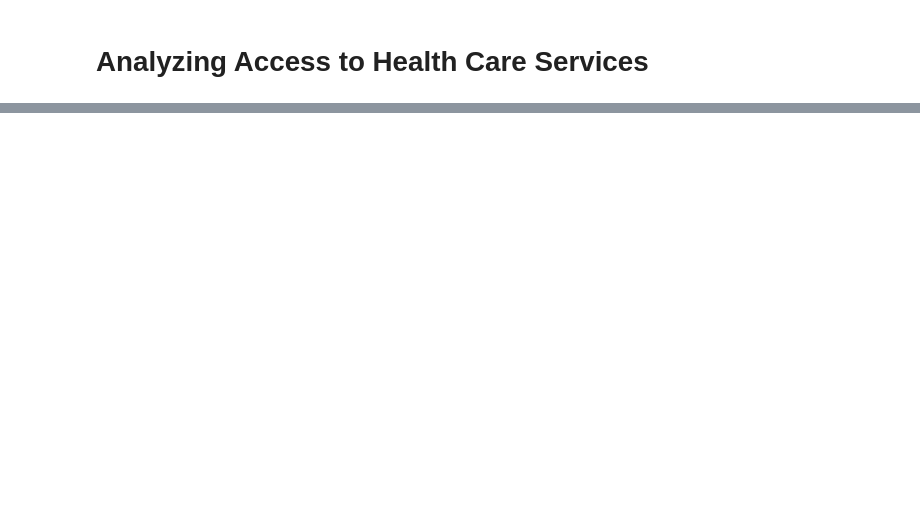
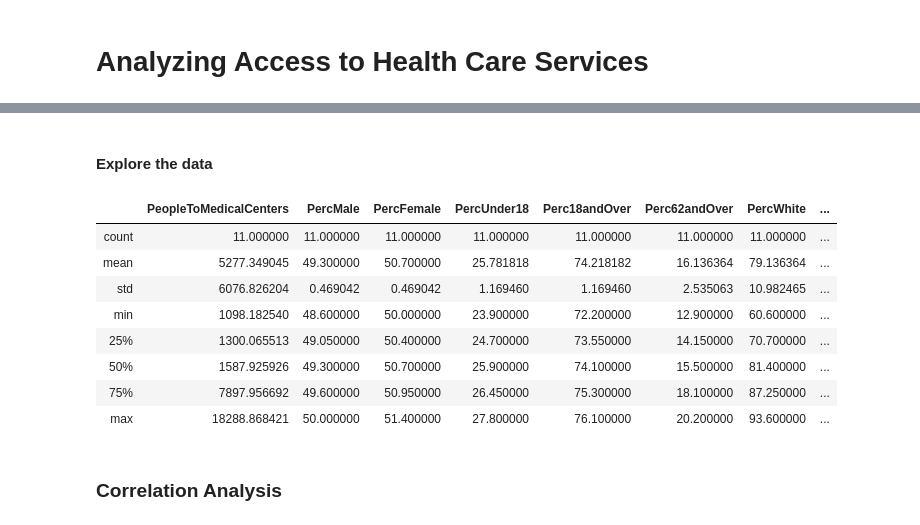
Before and after one commit to jmm312/access_to_healthcare, a Jupyter notebook: Analyzing Access to Health Care Services.ipynb, the cells around one changed output, grey strips where cells are left out. Drawn from its saved outputs; the diff is of its cells as text; code cells hidden in the pictures; blank space fills up the shorter version.

Commit message:
Code to complele analysis

```diff
--- a/Analyzing Access to Health Care Services.ipynb
+++ b/Analyzing Access to Health Care Services.ipynb
@@ -16,0 +508,3 @@ This project will use the Foursquare API to obtain health care service provider
+# %%
+census_4sq_combined = census_data_df_with_loc.merge(venues_grouped_pvt_df,left_index=True, right_index=True)
+census_4sq_combined.head()
@@ -16,0 +523,4 @@ This project will use the Foursquare API to obtain health care service provider
+# %%
+census_4sq_combined['PeopleToMedicalCenters'] = (census_4sq_combined['TotalPopulation']
+                                                 /census_4sq_combined['TotalMedicalCenters'])
+census_4sq_combined.head()
@@ -16,0 +537,5 @@ This project will use the Foursquare API to obtain health care service provider
+# %%
+group_names = np.array(['low', 'medium', 'high'])
+bins = np.linspace(census_4sq_combined['PeopleToMedicalCenters'].min(),
+                census_4sq_combined['PeopleToMedicalCenters'].max(), 4)
+census_4sq_combined['PeopleToMedicalCentersCat'] = pd.cut(census_4sq_combined['PeopleToMedicalCenters'], bins, labels = group_names, include_lowest = True)
@@ -16,0 +569,8 @@ This project will use the Foursquare API to obtain health care service provider
+# %%
+reg_df = census_4sq_combined[['PeopleToMedicalCenters','PeopleToMedicalCentersCat',
+                              'PercMale', 'PercFemale', 'PercUnder18',
+                               'Perc18andOver', 'Perc62andOver', 'PercWhite', 'PercBlack',
+                               'PercAmericanNative', 'PercAsian', 'PercHawaiian', 'PercOther',
+                               'PercHispanicAll', '2018MedianHouseholdIncome', 'UnemploymentRate',
+                               'PercNoHealthInsurance', 'PercFamiliesBelowPoverty']]
+reg_df.head()
@@ -16,0 +585,17 @@ This project will use the Foursquare API to obtain health care service provider
+# %% [markdown]
+#### Explore the data
+# %%
+# View summary statistics
+reg_df.describe()
+# %% [output]
+|  | PeopleToMedicalCenters | PercMale | PercFemale | PercUnder18 | Perc18andOver | Perc62andOver | PercWhite | ... |
+| count | 11.000000 | 11.000000 | 11.000000 | 11.000000 | 11.000000 | 11.000000 | 11.000000 | ... |
+| mean | 5277.349045 | 49.300000 | 50.700000 | 25.781818 | 74.218182 | 16.136364 | 79.136364 | ... |
+| std | 6076.826204 | 0.469042 | 0.469042 | 1.169460 | 1.169460 | 2.535063 | 10.982465 | ... |
+| min | 1098.182540 | 48.600000 | 50.000000 | 23.900000 | 72.200000 | 12.900000 | 60.600000 | ... |
+| 25% | 1300.065513 | 49.050000 | 50.400000 | 24.700000 | 73.550000 | 14.150000 | 70.700000 | ... |
+| 50% | 1587.925926 | 49.300000 | 50.700000 | 25.900000 | 74.100000 | 15.500000 | 81.400000 | ... |
+| 75% | 7897.956692 | 49.600000 | 50.950000 | 26.450000 | 75.300000 | 18.100000 | 87.250000 | ... |
+| max | 18288.868421 | 50.000000 | 51.400000 | 27.800000 | 76.100000 | 20.200000 | 93.600000 | ... |
+# %% [markdown]
+### Correlation Analysis
```
Also changed, not shown: parts of 88 cells of this notebook.
